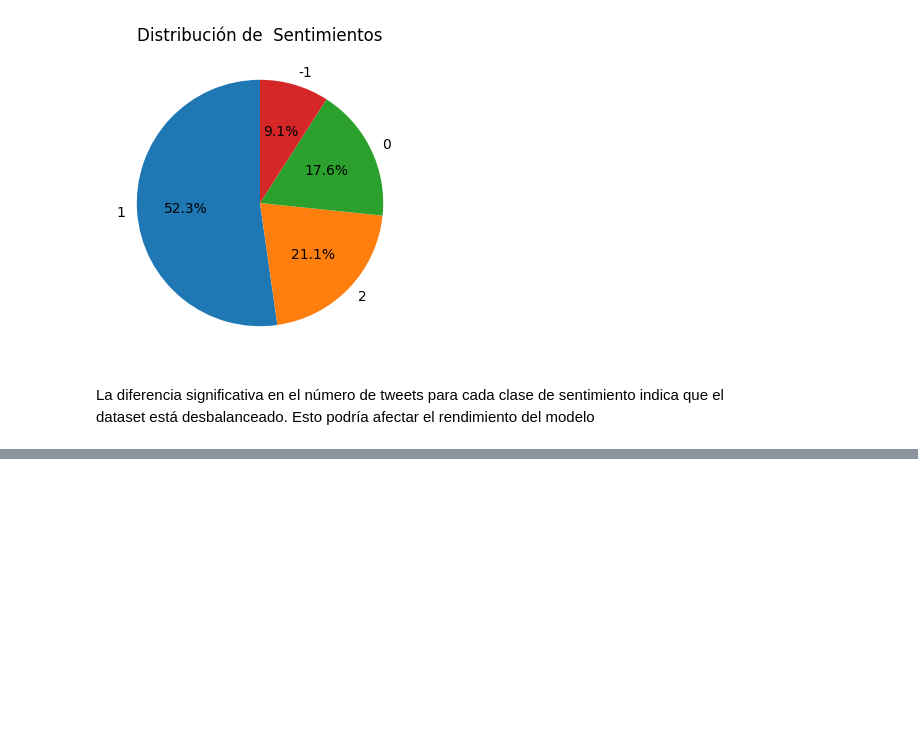
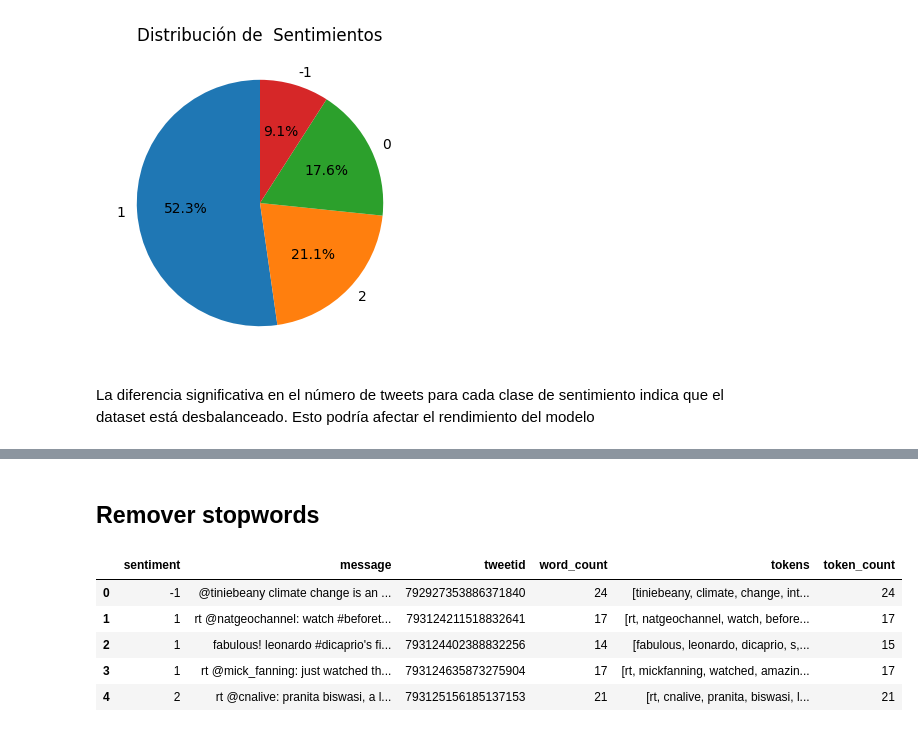
Before and after one commit to gusti011/DSIII, a Jupyter notebook: DSIII.ipynb, the cells around one changed output, grey strips where cells are left out. Saved outputs shown, nothing was run; the diff lists cells and outputs as text; code cells hidden in the pictures; blank space fills up the shorter version.

```diff
--- a/DSIII.ipynb
+++ b/DSIII.ipynb
@@ -101,0 +221,18 @@ plt.show()
+# %% [markdown]
+## **Remover stopwords**
+# %%
+from spacy.lang.en.stop_words import STOP_WORDS
+
+def remove_stopwords(tokens):
+    filtered_tokens = [token for token in tokens if token not in STOP_WORDS]
+    return filtered_tokens
+
+df['tokens'] = df['tokens'].apply(remove_stopwords)
+df.head()
+# %% [output]
+|  | sentiment | message | tweetid | word_count | tokens | token_count |
+| 0 | -1 | @tiniebeany climate change is an ... | 792927353886371840 | 24 | [tiniebeany, climate, change, int... | 24 |
+| 1 | 1 | rt @natgeochannel: watch #beforet... | 793124211518832641 | 17 | [rt, natgeochannel, watch, before... | 17 |
+| 2 | 1 | fabulous! leonardo #dicaprio's fi... | 793124402388832256 | 14 | [fabulous, leonardo, dicaprio, s,... | 15 |
+| 3 | 1 | rt @mick_fanning: just watched th... | 793124635873275904 | 17 | [rt, mickfanning, watched, amazin... | 17 |
+| 4 | 2 | rt @cnalive: pranita biswasi, a l... | 793125156185137153 | 21 | [rt, cnalive, pranita, biswasi, l... | 21 |
```
Also changed, not shown: parts of 33 cells of this notebook.
